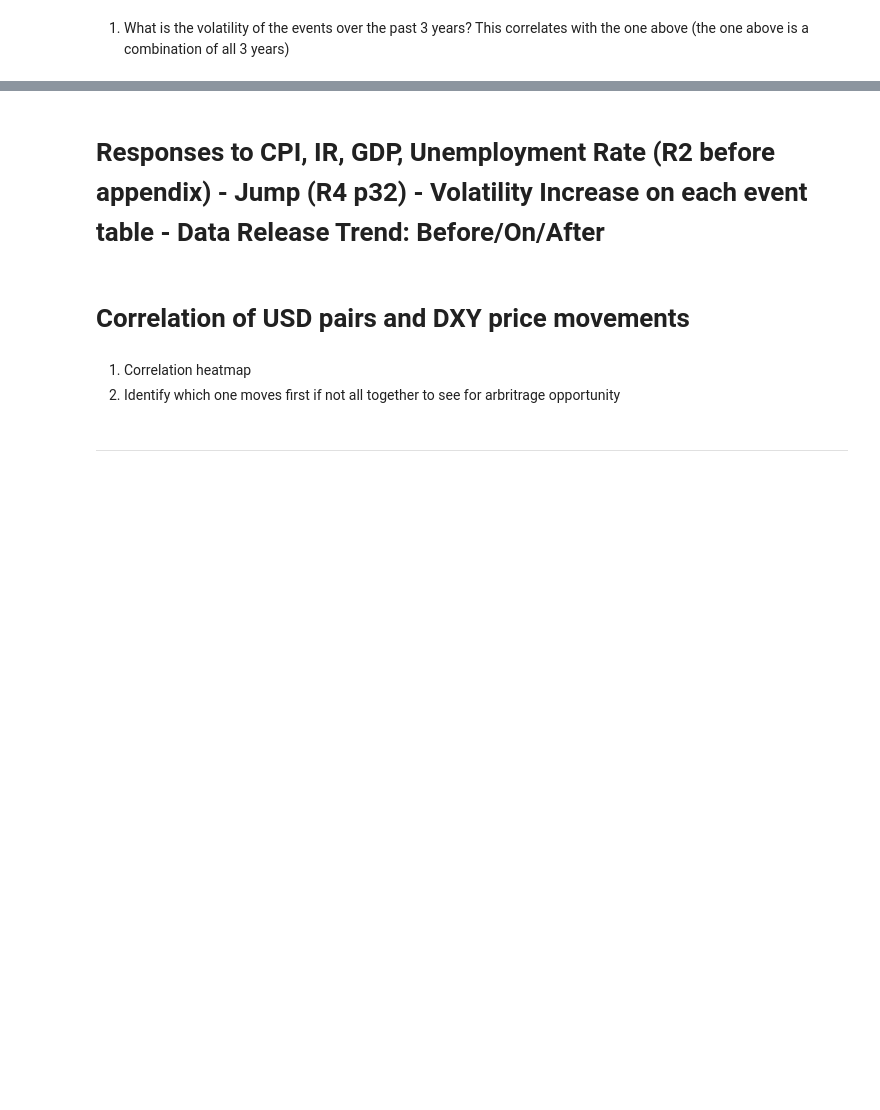
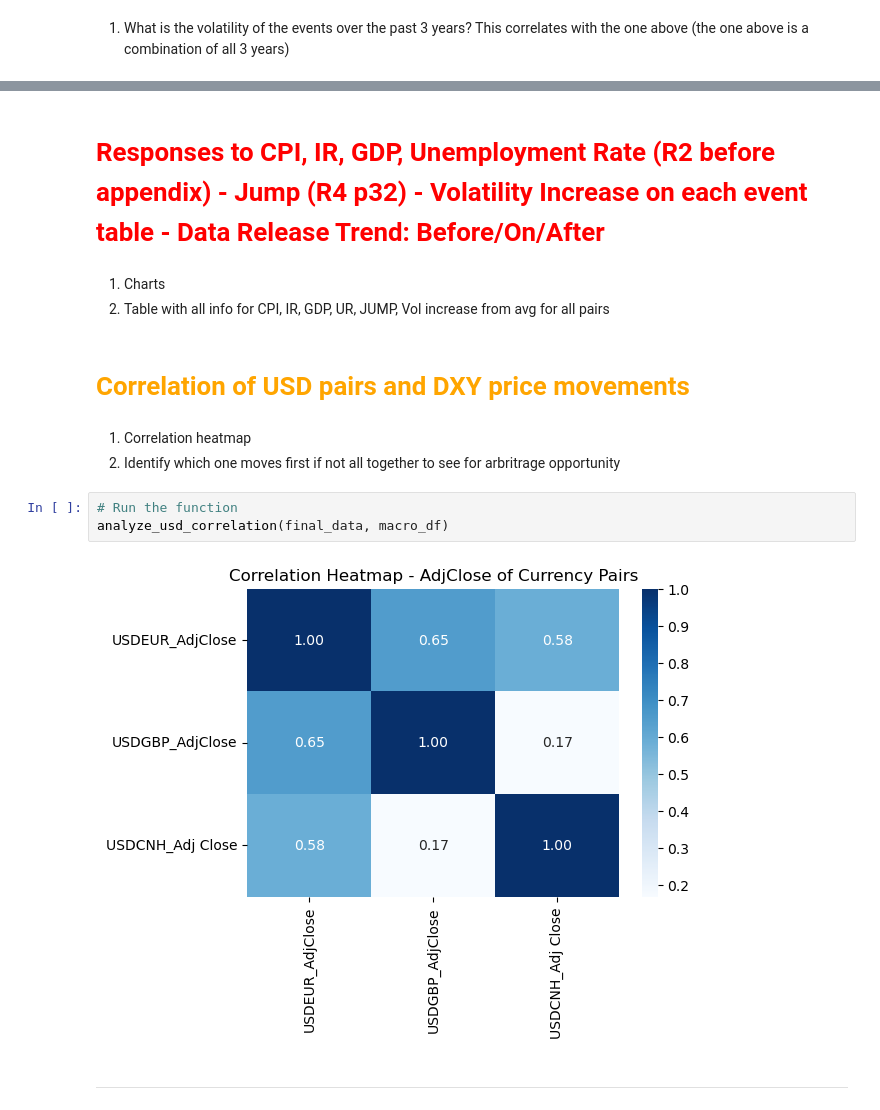
Before and after one commit to Modi1997/FX-HFT-Effects-on-US-Macro-Data, a Jupyter notebook: FX HFT Effects on US Macroeconomic Data Releases.ipynb, the cells around one changed output, grey strips where cells are left out. Drawn from its saved outputs; the diff is of its cells as text; blank space fills up the shorter version.

```diff
--- a/FX HFT Effects on US Macroeconomic Data Releases.ipynb
+++ b/FX HFT Effects on US Macroeconomic Data Releases.ipynb
@@ -799,9 +827,17 @@ plot_event_importance_by_year(importance_results)
 # %% [markdown]
-# Responses to CPI, IR, GDP, Unemployment Rate (R2 before appendix) - Jump (R4 p32) - Volatility Increase on each event table - Data Release Trend: Before/On/After
+# <span style="color:red"> Responses to CPI, IR, GDP, Unemployment Rate (R2 before appendix) - Jump (R4 p32) - Volatility Increase on each event table - Data Release Trend: Before/On/After
+# %% [markdown]
+1. Charts
+2. Table with all info for CPI, IR, GDP, UR, JUMP, Vol increase from avg for all pairs
 # %% [markdown]
-# Correlation of USD pairs and DXY price movements
+# <span style="color:orange"> Correlation of USD pairs and DXY price movements </span>
 # %% [markdown]
 1. Correlation heatmap
 2. Identify which one moves first if not all together to see for arbritrage opportunity
+# %%
+# Run the function
+analyze_usd_correlation(final_data, macro_df)
+# %% [output]
+[figure, added]
 # %% [markdown]
 -------
```
Also changed, not shown: parts of 21 cells of this notebook, 2 other files.
